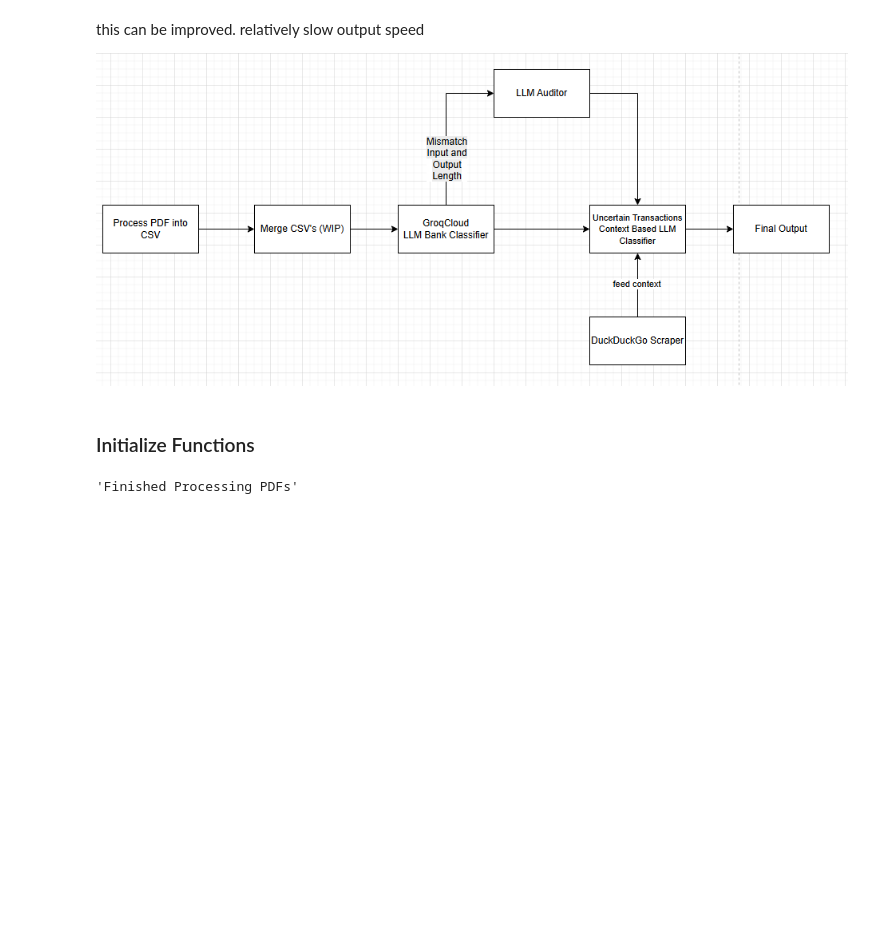
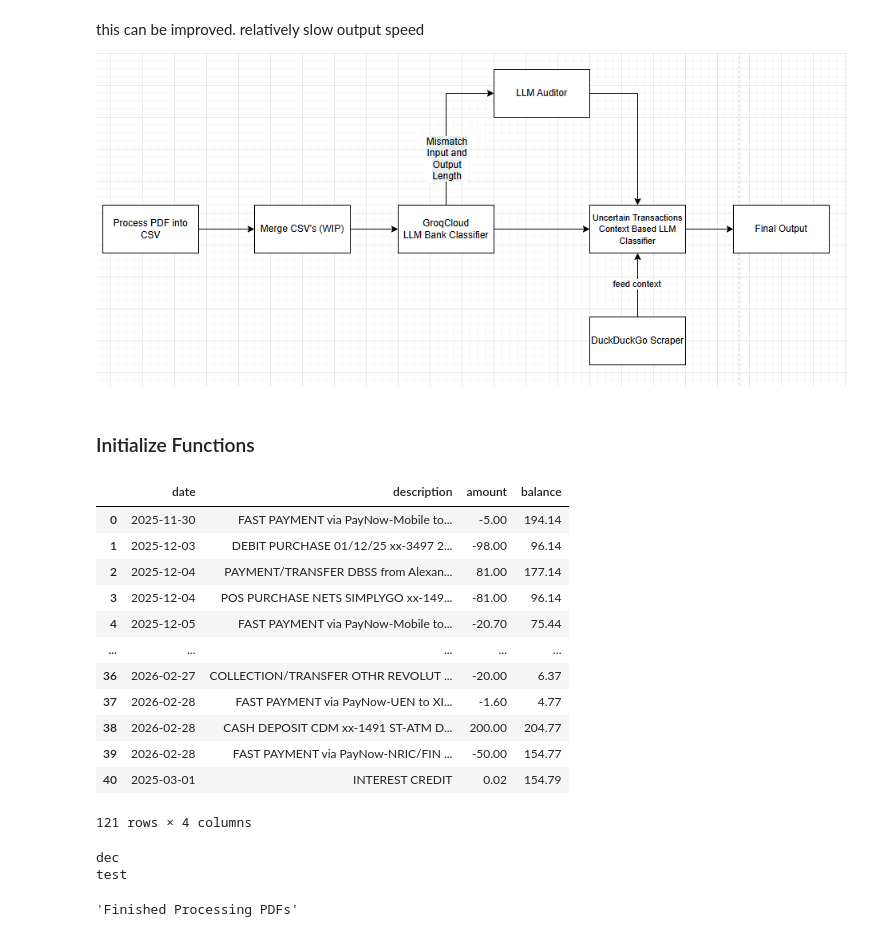
Before and after one commit to Shiraishie/bank_categorizer, a Jupyter notebook: bank_categorizer.ipynb, the cells around one changed output. Saved outputs shown, nothing was run; the diff lists cells and outputs as text; code cells hidden in the pictures; blank space fills up the shorter version.

```diff
--- a/bank_categorizer.ipynb
+++ b/bank_categorizer.ipynb
@@ -14,3 +14,43 @@ this can be improved. relatively slow output speed
 ![image.png](attachment:image.png)
 # %% [markdown]
 ### Initialize Functions
+# %%
+import glob
+from pathlib import Path
+
+from monopoly.banks import BankDetector, banks
+from monopoly.generic import GenericBank
+from monopoly.pdf import PdfDocument, PdfParser
+from monopoly.pipeline import Pipeline
+import pandas as pd
+
+def process_pdfs(input_dir: str = "./csv", preserve_filename: bool = True):
+    try:
+        pdf_files = list(Path(input_dir).rglob("*.pdf"))
+        if not pdf_files:
+            return "No PDF files found"
+
+        results = pd.DataFrame()
+
+        for pdf_path in pdf_files:
+            document = PdfDocument(pdf_path)
+            document.unlock_document()
+
+            # Auto-detect the bank (same as CLI does)
+            bank = BankDetector(document).detect_bank(banks) or GenericBank
+            parser = PdfParser(bank, document)
+            pipeline = Pipeline(parser)
+
+            statement = pipeline.extract()
+            transactions = pipeline.transform(statement)
+            # Load directly into a DataFrame — no file written
+            df = pd.DataFrame(
+                [[t.date, t.description, t.amount, t.balance or 0] for t in transactions],
+                columns=statement.columns,
+            )
+            results = pd.concat([results,df])
+        return results
+
+    except Exception as e:
+        print(f"Error processing PDFs: {e}")
+        raise
@@ -17,3 +65,27 @@ this can be improved. relatively slow output speed
+# %%
+d = process_pdfs()
+# %%
+d
+# %% [output]
+|  | date | description | amount | balance |
+| 0 | 2025-11-30 | FAST PAYMENT via PayNow-Mobile to... | -5.00 | 194.14 |
+| 1 | 2025-12-03 | DEBIT PURCHASE 01/12/25 xx-3497 2... | -98.00 | 96.14 |
+| 2 | 2025-12-04 | PAYMENT/TRANSFER DBSS from Alexan... | 81.00 | 177.14 |
+| 3 | 2025-12-04 | POS PURCHASE NETS SIMPLYGO xx-149... | -81.00 | 96.14 |
+| 4 | 2025-12-05 | FAST PAYMENT via PayNow-Mobile to... | -20.70 | 75.44 |
+| ... | ... | ... | ... | ... |
+| 36 | 2026-02-27 | COLLECTION/TRANSFER OTHR REVOLUT ... | -20.00 | 6.37 |
+| 37 | 2026-02-28 | FAST PAYMENT via PayNow-UEN to XI... | -1.60 | 4.77 |
+| 38 | 2026-02-28 | CASH DEPOSIT CDM xx-1491 ST-ATM D... | 200.00 | 204.77 |
+| 39 | 2026-02-28 | FAST PAYMENT via PayNow-NRIC/FIN ... | -50.00 | 154.77 |
+| 40 | 2025-03-01 | INTEREST CREDIT | 0.02 | 154.79 |
+121 rows × 4 columns
+# %%
+for i in d:
+    print(i)
+# %% [output]
+dec
+test
 # %%
 # Processes our ~pdfs
 def process_pdf():
```
Also changed, not shown: parts of 1 cell of this notebook, 2 other files.
